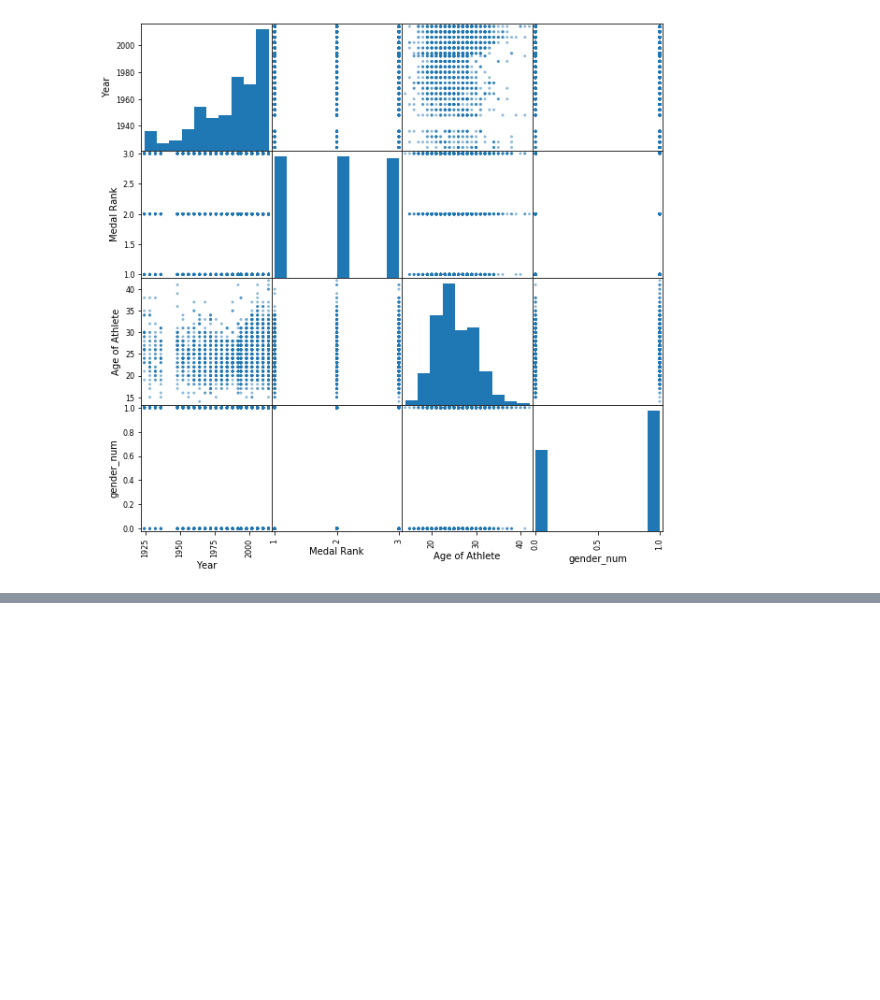
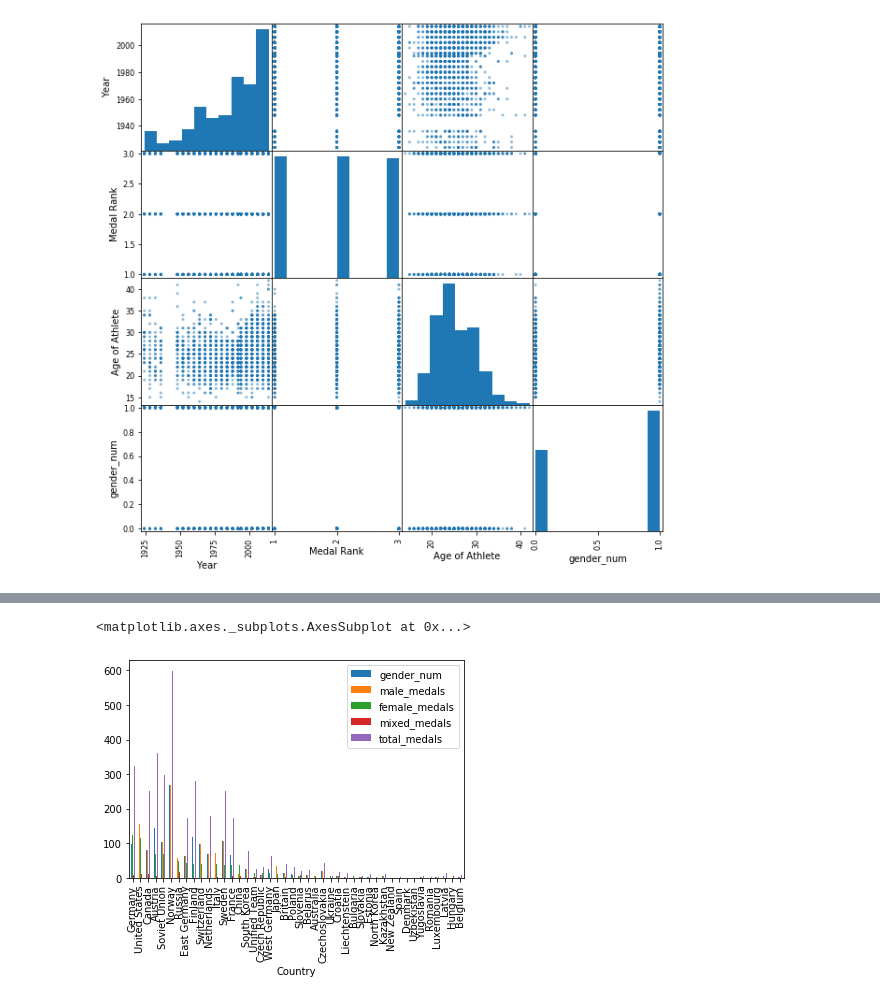
Before and after one commit to woodmc10/winter-olympics, a Jupyter notebook: notebooks/EDA.ipynb, the cells around one changed output, grey strips where cells are left out. Saved outputs shown, nothing was run; the diff lists cells and outputs as text; code cells hidden in the pictures; blank space fills up the shorter version.

```diff
--- a/notebooks/EDA.ipynb
+++ b/notebooks/EDA.ipynb
@@ -108,0 +262,3 @@ array([[<matplotlib.axes._subplots.AxesSubplot object at 0x...>,
+# %%
+df_medals_by_country = df_medals.groupby('Country').sum()
+df_medals_by_country.head()
@@ -108,0 +273,2 @@ array([[<matplotlib.axes._subplots.AxesSubplot object at 0x...>,
+# %%
+df_medals_by_country.drop(['Year','Medal Rank', 'Age of Athlete'], axis=1, inplace=True)
@@ -108,0 +299,3 @@ array([[<matplotlib.axes._subplots.AxesSubplot object at 0x...>,
+# %%
+df_medals_by_country.rename(columns={"gender_male": "male_medals", "gender_female": "female_medals", "gender_mixed": "mixed_medals"}, inplace=True)
+df_medals_by_country.head()
@@ -108,0 +310,3 @@ array([[<matplotlib.axes._subplots.AxesSubplot object at 0x...>,
+# %%
+df_medals_by_country['total_medals'] = df_medals_by_country.sum(axis=1)
+df_medals_by_country.head()
@@ -108,0 +342,5 @@ array([[<matplotlib.axes._subplots.AxesSubplot object at 0x...>,
+# %%
+df_medals_by_country.sort_values(by='female_medals', ascending=False).plot(kind='bar')
+# %% [output]
+<matplotlib.axes._subplots.AxesSubplot at 0x...>
+[figure, added]
```
Also changed, not shown: parts of 36 cells of this notebook, 9 other files.
